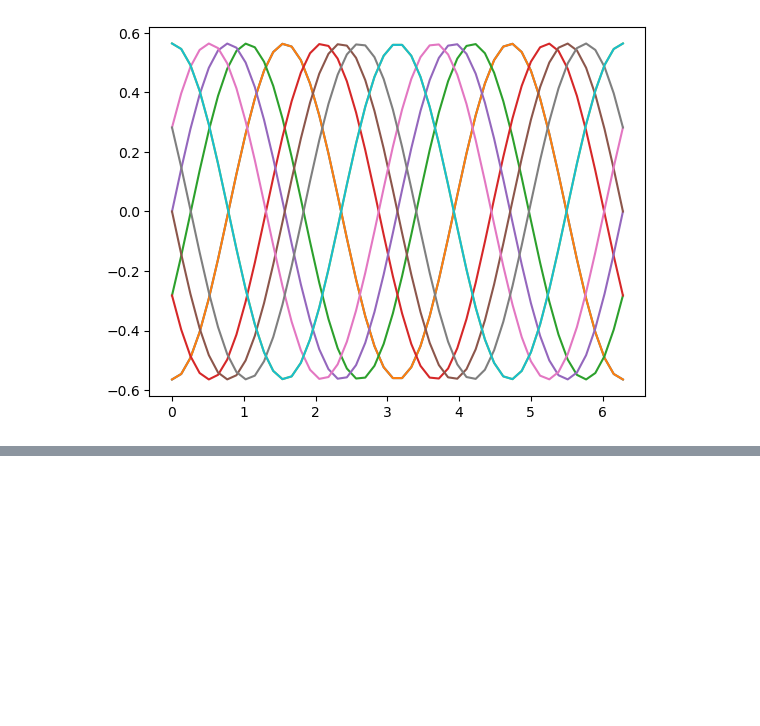
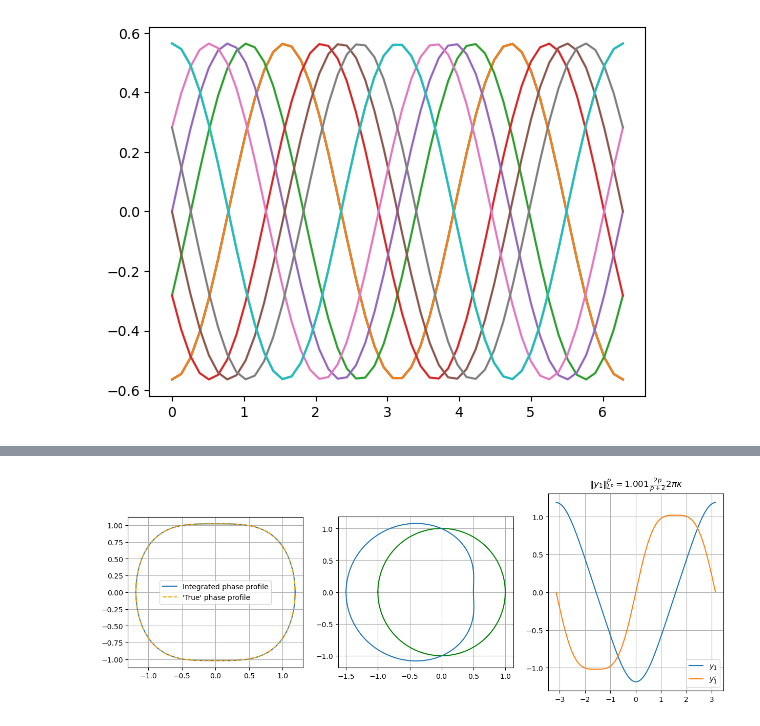
Before and after one commit to pascaltribel/polyharmonic_critic_equation, a Jupyter notebook: Equation_cercle.ipynb, the cells around one changed output, grey strips where cells are left out. Saved outputs shown, nothing was run; the diff lists cells and outputs as text; code cells hidden in the pictures; blank space fills up the shorter version.

```diff
--- a/Equation_cercle.ipynb
+++ b/Equation_cercle.ipynb
@@ -65,0 +131,54 @@ and its offsets $f_0(\theta+\phi)$, $\phi \in [0,2\pi)$.
+# %%
+p = 3.5
+
+alpha = 1
+
+kappa_alpha = (np.sqrt(2)/np.pi * p**(1/p) * (1/np.sqrt(1-np.linspace(0,1,1000000, endpoint= False)**p)).mean() * alpha)**(2*p/(p-2))
+
+# aa = np.arange(1,6)
+# plt.plot(aa, 2*p/(p+2)*2*np.pi*kappa_alpha* aa**(2*p/(p-2)), "-o")
+# plt.suptitle("$\\|y_\\alpha\\|_{L^p}^p$, $\\alpha = 1,\\ldots, 5$")
+# plt.grid(True)
+# plt.show()
+
+def integrate(y0, yp0, time_splits):
+    y = [y0]
+    yp = [yp0]
+    for i in range(1,time_splits.shape[0]):
+        dt = time_splits[i]-time_splits[i-1]
+        y.append(y[-1] + yp[-1] * dt)
+        yp.append(yp[-1] - y[-1]*np.abs(y[-1])**(p-2) * dt)
+    return np.array(y), np.array(yp)
+
+
+thetas = np.linspace(-np.pi,np.pi, 1000)
+
+fig, ax = plt.subplots(1,3, figsize = (15,5))
+y, yp = integrate((p*kappa_alpha)**(1/p), 0, thetas)
+
+ax[0].plot(y,yp, label = "Integrated phase profile")
+
+ys = np.linspace(-(p*kappa_alpha)**(1/p)+1e-4,(p*kappa_alpha)**(1/p)-1e-4,100)
+ax[0].plot(ys,np.sqrt(2*(kappa_alpha-1/p * np.abs(ys)**p)), color = "orange", linestyle = "dashed", label = "'True' phase profile")
+ax[0].plot(ys,-np.sqrt(2*(kappa_alpha-1/p * np.abs(ys)**p)),color = "orange", linestyle = "dashed")
+
+ax[0].legend()
+ax[0].grid()
+ax[0].set_aspect("equal")
+
+
+max_y = 2*np.max(np.abs(y))
+ax[1].plot(np.cos(thetas), np.sin(thetas), color = "green")
+ax[1].plot(np.cos(thetas) * (1+y/max_y), np.sin(thetas) * (1+y/max_y))
+ax[1].set_aspect("equal")
+ax[1].grid()
+
+ax[2].plot(thetas, y, label = "$y_"+str(alpha)+"$")
+ax[2].plot(thetas, yp, label = "$y_"+str(alpha)+"'$")
+ax[2].legend()
+ax[2].grid()
+
+ax[2].set_title("$\\|y_"+str(alpha)+"\\|_{L^p}^p ="+ f"{(np.abs(y)**p).mean()* (p+2)/(2*p* kappa_alpha):.4}" +" \\, \\frac{2p}{p+2} 2\\pi \\kappa" + ( "$" if alpha == 1 else "\\,("+str(alpha)+")^{\\frac{2p}{p-2}}$"))
+plt.show()
+# %% [output]
+[figure, added]
```
Also changed, not shown: parts of 13 cells of this notebook.
